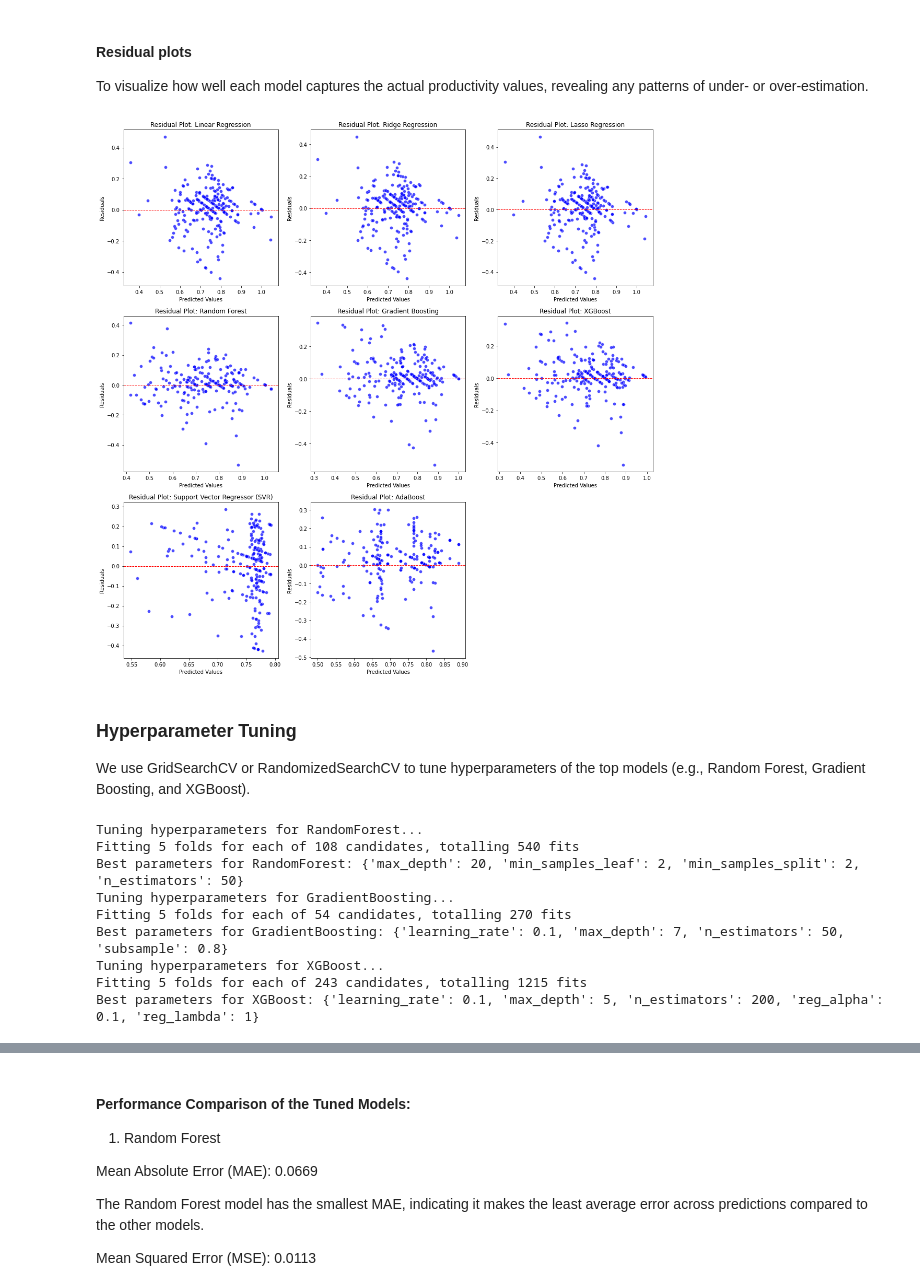
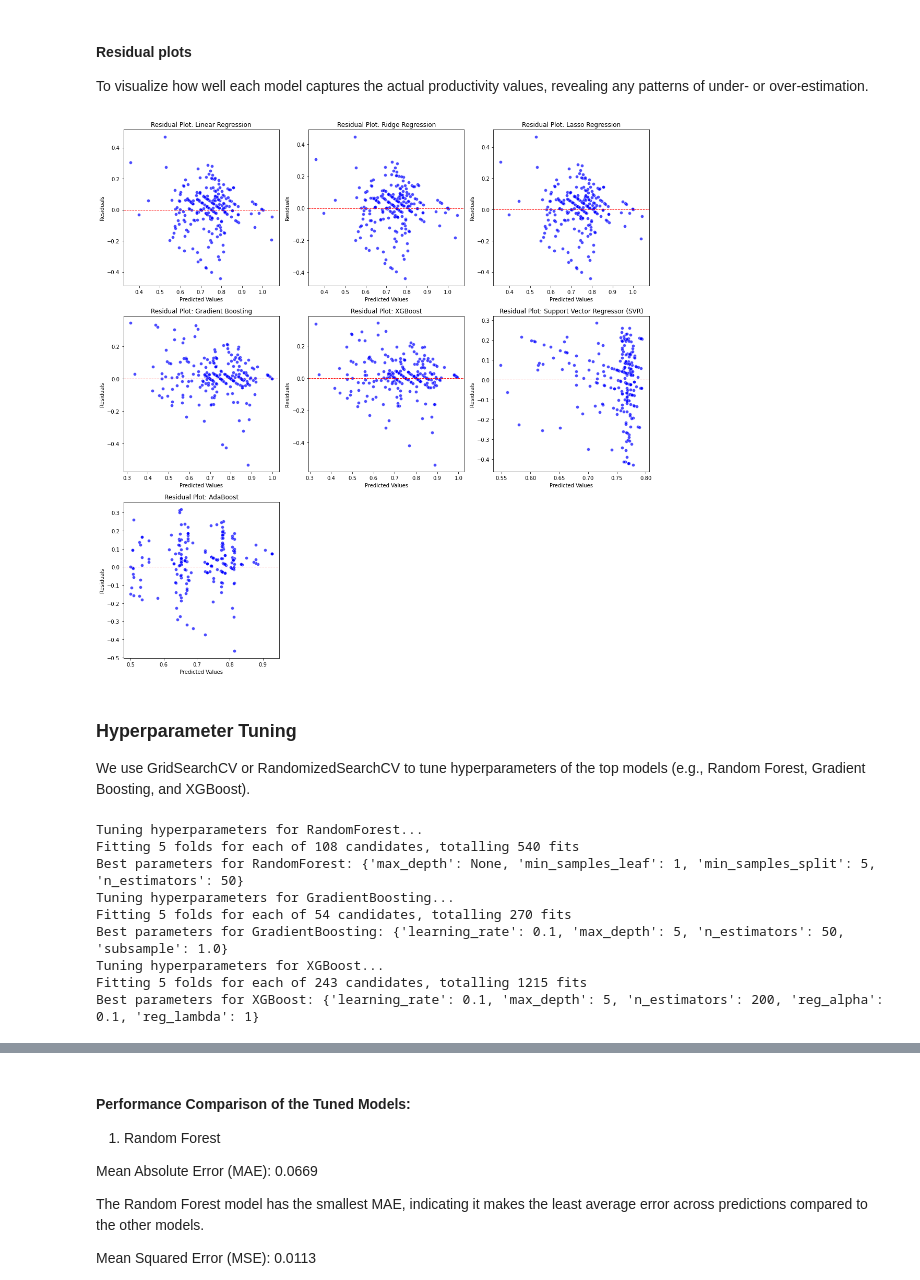
Before and after one commit to Lynn-rose/Garment-Worker-Productivity-Prediction-, a Jupyter notebook: models.ipynb, the cells around one changed output, grey strips where cells are left out. Drawn from its saved outputs; the diff is of its cells as text; code cells hidden in the pictures.

Commit message:
prediction system

```diff
--- a/models.ipynb
+++ b/models.ipynb
@@ -168,12 +168,6 @@ An ensemble model using decision trees for robustness.
 # %%
 # Initialize the Random Forest Regressor
 rf_model = RandomForestRegressor(n_estimators=50, random_state=42)
-
-# Train the model
-rf_model.fit(X_train, y_train)
-
-# Make predictions
-y_pred_rfr = rf_model.predict(X_test)
 
 production_df = model_df.copy()
 def categorical_columns(df):
@@ -183,6 +177,8 @@ def categorical_columns(df):
 def numerical_columns(df):
     """Returns a list of numerical columns in the dataframe."""
     return df.select_dtypes(include=[np.number]).columns
+
+production_df = production_df.drop(columns=['actual_productivity','quarter_Quarter1', 'quarter_Quarter2', 'quarter_Quarter3', 'department_finishing', 'month', 'day_of_week', 'quarter_Quarter4', 'quarter_Quarter5', 'department_sweing'], inplace=False)
 
 categorical = list(categorical_columns(production_df))
 continuous = list(numerical_columns(production_df))
@@ -200,3 +196,11 @@ preprocessor = ColumnTransformer(
         ('num', numerical_transformer, continuous),
     ],
 )
+preprocessor_X_train_transformed = preprocessor.fit_transform(X_train)
+preprocessor_X_test_transformed = preprocessor.transform(X_test)
+
+# Train the model
+rf_model.fit(preprocessor_X_train_transformed, y_train)
+
+# Make predictions
+y_pred_rfr = rf_model.predict(preprocessor_X_test_transformed)
@@ -529,7 +549,7 @@ models = {
     'Linear Regression': lr,
     'Ridge Regression': ridge_model,
     'Lasso Regression': lasso_model,
-    'Random Forest': rf_model,
+    #'Random Forest': rf_model,
     'Gradient Boosting': gb_model,
     'XGBoost': xgb_model,
     'Support Vector Regressor (SVR)': svr_model,
@@ -537,34 +557,34 @@ models = {
 }
 # Dynamically calculate the number of rows and columns
 num_models = len(models)
 ncols = 3  # Number of columns for the subplots
 nrows = math.ceil(num_models / ncols)
 
 # Create subplots
 fig, axes = plt.subplots(nrows=nrows, ncols=ncols, figsize=(15, 5 * nrows))
 axes = axes.flatten()  # Flatten axes for easier indexing
 
 for i, (name, model) in enumerate(models.items()):
     # Get predictions
     y_pred = model.predict(X_test)
     residuals = y_test - y_pred
 
     # Plot residuals
     sns.scatterplot(x=y_pred, y=residuals, ax=axes[i], alpha=0.7, color='blue')
     axes[i].axhline(0, color='red', linestyle='--', linewidth=1)
     axes[i].set_title(f'Residual Plot: {name}')
     axes[i].set_xlabel('Predicted Values')
     axes[i].set_ylabel('Residuals')
 
 # Remove unused subplots
 for j in range(i + 1, len(axes)):
     fig.delaxes(axes[j])
 
 # Adjust layout
 plt.tight_layout()
 plt.show()
 # %% [output]
-[figure, old version]
+[figure, new version]
 # %% [markdown]
 ### Hyperparameter Tuning
 
@@ -637,10 +657,10 @@ for name, model in models.items():
 # %% [output]
 Tuning hyperparameters for RandomForest...
 Fitting 5 folds for each of 108 candidates, totalling 540 fits
-Best parameters for RandomForest: {'max_depth': 20, 'min_samples_leaf': 2, 'min_samples_split': 2, 'n_estimators': 50}
+Best parameters for RandomForest: {'max_depth': None, 'min_samples_leaf': 1, 'min_samples_split': 5, 'n_estimators': 50}
 Tuning hyperparameters for GradientBoosting...
 Fitting 5 folds for each of 54 candidates, totalling 270 fits
-Best parameters for GradientBoosting: {'learning_rate': 0.1, 'max_depth': 7, 'n_estimators': 50, 'subsample': 0.8}
+Best parameters for GradientBoosting: {'learning_rate': 0.1, 'max_depth': 5, 'n_estimators': 50, 'subsample': 1.0}
 Tuning hyperparameters for XGBoost...
 Fitting 5 folds for each of 243 candidates, totalling 1215 fits
 Best parameters for XGBoost: {'learning_rate': 0.1, 'max_depth': 5, 'n_estimators': 200, 'reg_alpha': 0.1, 'reg_lambda': 1}
```
Also changed, not shown: parts of 6 cells of this notebook, 3 other files.
